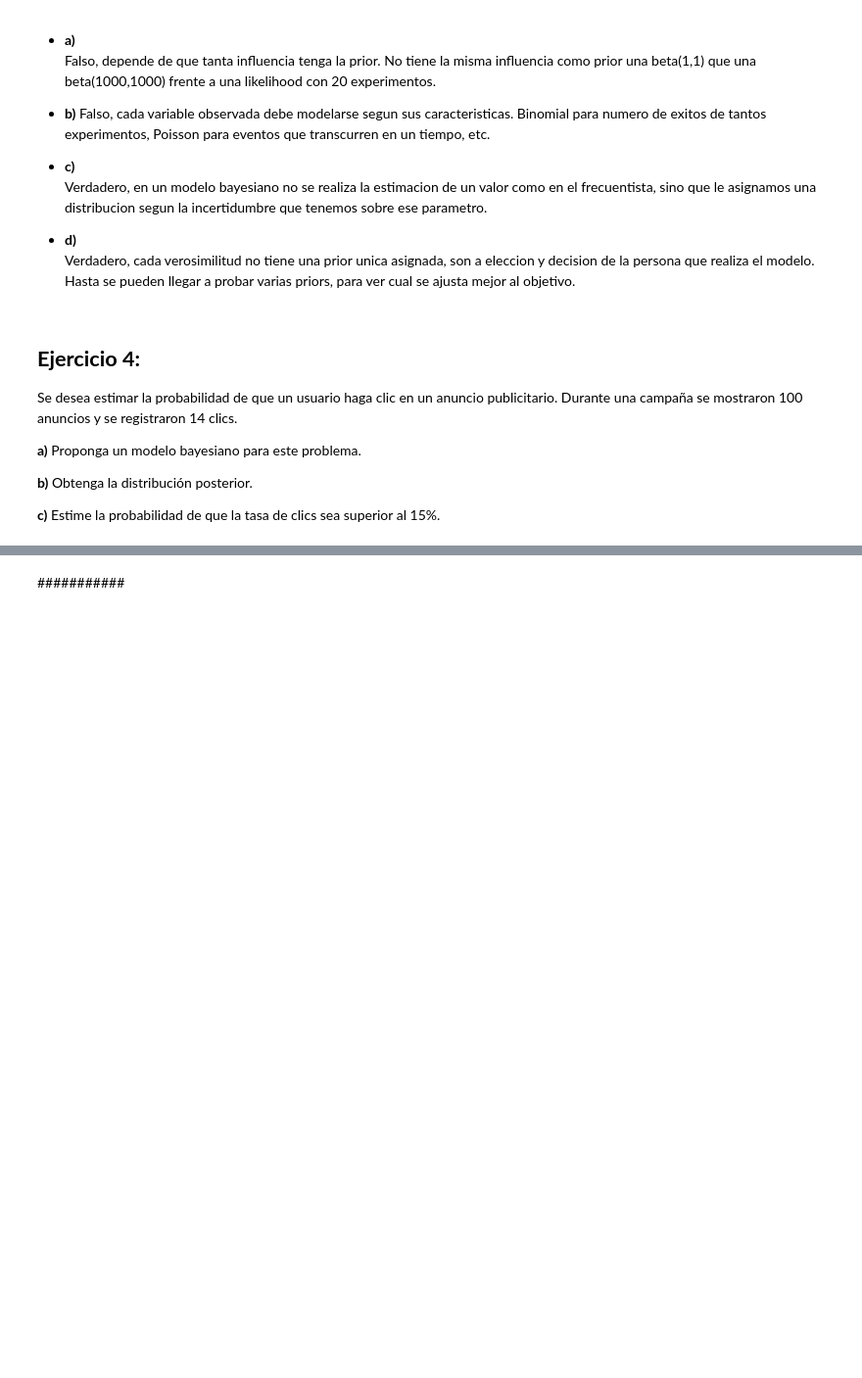
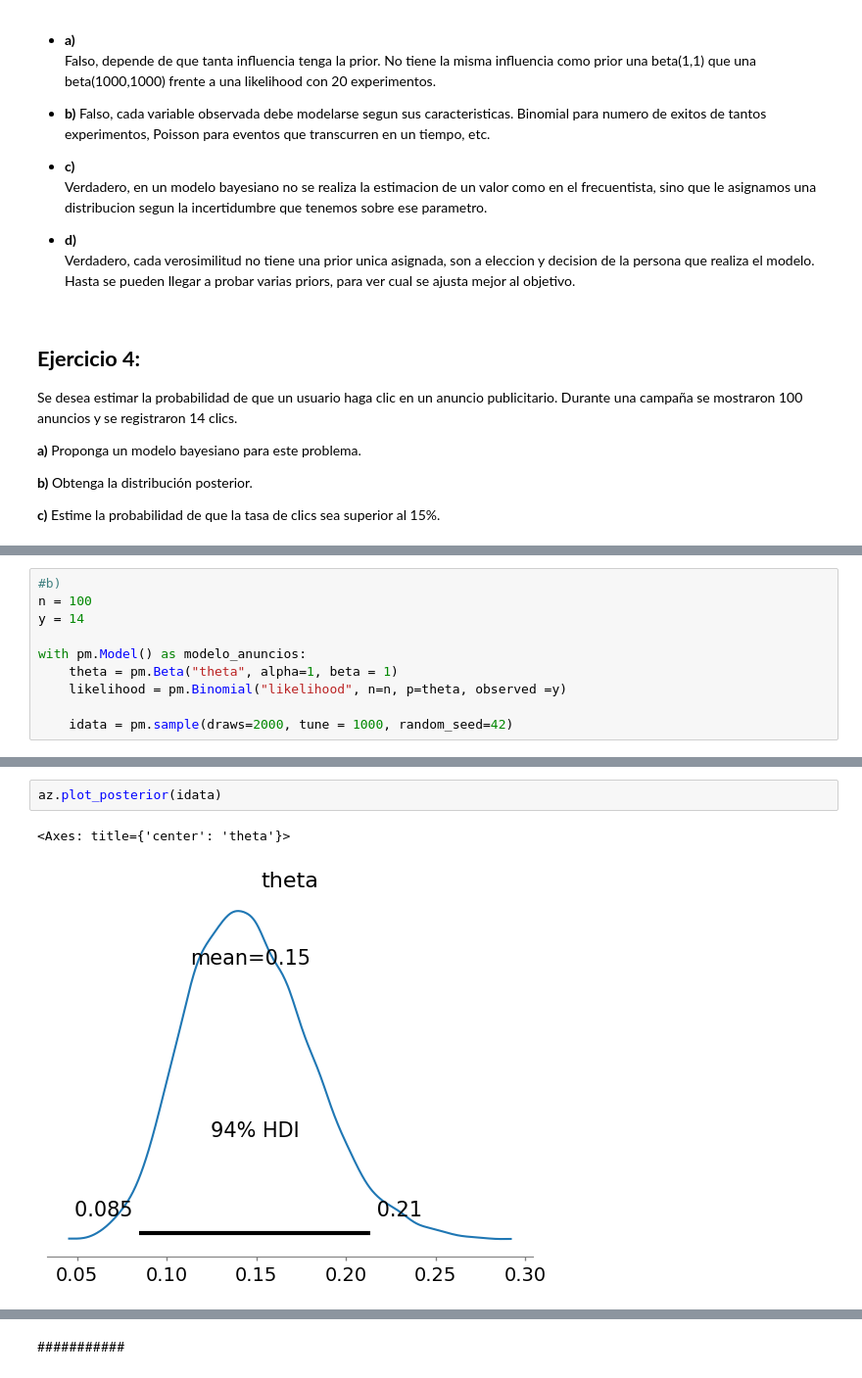
Before and after one commit to MauricioKreszczuk/estadistica-inferencia-2-practicas, a Jupyter notebook: Guia 2/TP2_Programación_Probabilística_2026.ipynb, the cells around one changed output, grey strips where cells are left out. Shown at 98% size. Cells and saved outputs as stored; diff of their text form; blank space fills up the shorter version.

```diff
--- a/Guia 2/TP2_Programación_Probabilística_2026.ipynb
+++ b/Guia 2/TP2_Programación_Probabilística_2026.ipynb
@@ -274,0 +273,10 @@ b)
+# %%
+#b)
+n = 100
+y = 14
+
+with pm.Model() as modelo_anuncios:
+    theta = pm.Beta("theta", alpha=1, beta = 1)
+    likelihood = pm.Binomial("likelihood", n=n, p=theta, observed =y)
+
+    idata = pm.sample(draws=2000, tune = 1000, random_seed=42)
@@ -274,0 +290,5 @@ b)
+# %%
+az.plot_posterior(idata)
+# %% [output]
+<Axes: title={'center': 'theta'}>
+[figure, added]
```
Also changed, not shown: parts of 6 cells of this notebook.
